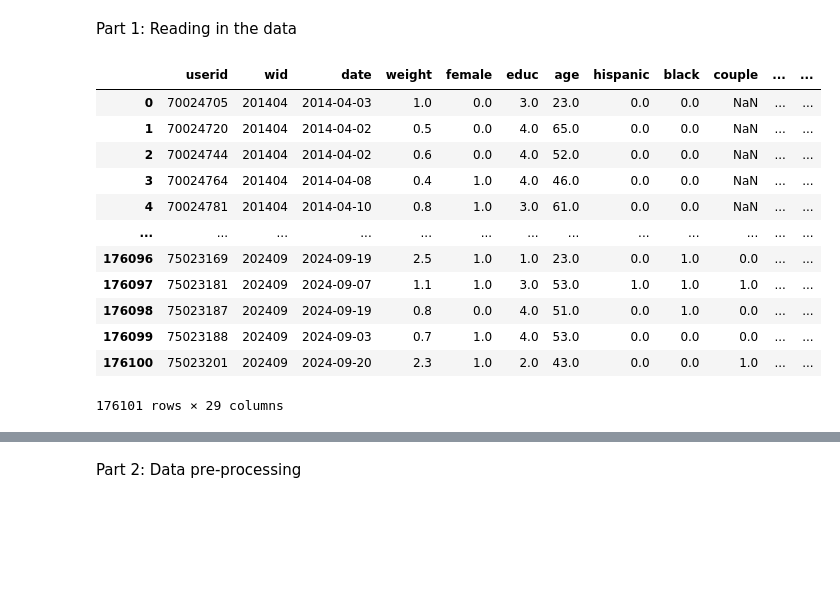
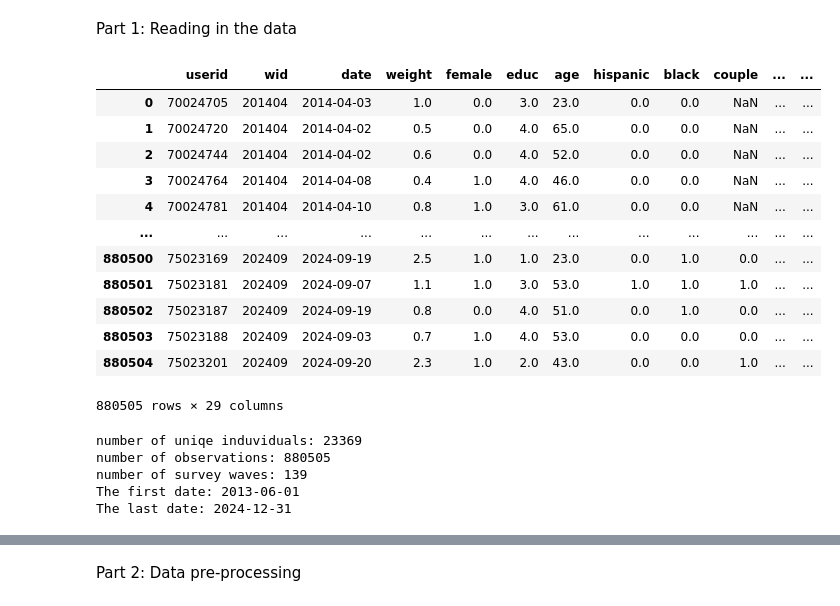
Before and after one commit to Sophiabevers/TECH2-Group-term-paper, a Jupyter notebook: Termpaper final.ipynb, the cells around one changed output, grey strips where cells are left out. Cells and saved outputs as stored; diff of their text form; code cells hidden in the pictures; blank space fills up the shorter version.

```diff
--- a/Termpaper final.ipynb
+++ b/Termpaper final.ipynb
@@ -7,25 +7,35 @@ import glob
 Part 1:
 Reading in the data
 # %%
-#read in files using glob library and for loop
-files = glob.glob('../TECH2-GROUP-TERM-PAPER/data/*.csv')
-dfs = []
+
 for file in files:
     df = pd.read_csv(file, sep= ';', parse_dates = ['date'])
     dfs.append(df)
 df = pd.concat(dfs, ignore_index = True)
 df
 # %% [output]
 |  | userid | wid | date | weight | female | educ | age | hispanic | black | couple | ... | ... |
 | 0 | 70024705 | 201404 | 2014-04-03 | 1.0 | 0.0 | 3.0 | 23.0 | 0.0 | 0.0 | NaN | ... | ... |
 | 1 | 70024720 | 201404 | 2014-04-02 | 0.5 | 0.0 | 4.0 | 65.0 | 0.0 | 0.0 | NaN | ... | ... |
 | 2 | 70024744 | 201404 | 2014-04-02 | 0.6 | 0.0 | 4.0 | 52.0 | 0.0 | 0.0 | NaN | ... | ... |
 | 3 | 70024764 | 201404 | 2014-04-08 | 0.4 | 1.0 | 4.0 | 46.0 | 0.0 | 0.0 | NaN | ... | ... |
 | 4 | 70024781 | 201404 | 2014-04-10 | 0.8 | 1.0 | 3.0 | 61.0 | 0.0 | 0.0 | NaN | ... | ... |
 | ... | ... | ... | ... | ... | ... | ... | ... | ... | ... | ... | ... | ... |
-| 176096 | 75023169 | 202409 | 2024-09-19 | 2.5 | 1.0 | 1.0 | 23.0 | 0.0 | 1.0 | 0.0 | ... | ... |
-| 176097 | 75023181 | 202409 | 2024-09-07 | 1.1 | 1.0 | 3.0 | 53.0 | 1.0 | 1.0 | 1.0 | ... | ... |
-| 176098 | 75023187 | 202409 | 2024-09-19 | 0.8 | 0.0 | 4.0 | 51.0 | 0.0 | 1.0 | 0.0 | ... | ... |
-| 176099 | 75023188 | 202409 | 2024-09-03 | 0.7 | 1.0 | 4.0 | 53.0 | 0.0 | 0.0 | 0.0 | ... | ... |
-| 176100 | 75023201 | 202409 | 2024-09-20 | 2.3 | 1.0 | 2.0 | 43.0 | 0.0 | 0.0 | 1.0 | ... | ... |
+| 880500 | 75023169 | 202409 | 2024-09-19 | 2.5 | 1.0 | 1.0 | 23.0 | 0.0 | 1.0 | 0.0 | ... | ... |
+| 880501 | 75023181 | 202409 | 2024-09-07 | 1.1 | 1.0 | 3.0 | 53.0 | 1.0 | 1.0 | 1.0 | ... | ... |
+| 880502 | 75023187 | 202409 | 2024-09-19 | 0.8 | 0.0 | 4.0 | 51.0 | 0.0 | 1.0 | 0.0 | ... | ... |
+| 880503 | 75023188 | 202409 | 2024-09-03 | 0.7 | 1.0 | 4.0 | 53.0 | 0.0 | 0.0 | 0.0 | ... | ... |
+| 880504 | 75023201 | 202409 | 2024-09-20 | 2.3 | 1.0 | 2.0 | 43.0 | 0.0 | 0.0 | 1.0 | ... | ... |
-176101 rows × 29 columns
+880505 rows × 29 columns
+# %%
+print(f'number of uniqe induviduals:', df['userid'].nunique())
+print(f'number of observations:', len(df))
+print(f'number of survey waves:',len(df['wid'].unique()))
+print(f'The first date:', df['date'].min().date())
+print(f'The last date:', df['date'].max().date())
+# %% [output]
+number of uniqe induviduals: 23369
+number of observations: 880505
+number of survey waves: 139
+The first date: 2013-06-01
+The last date: 2024-12-31
```
Also changed, not shown: parts of 8 cells of this notebook, 2 other files.
